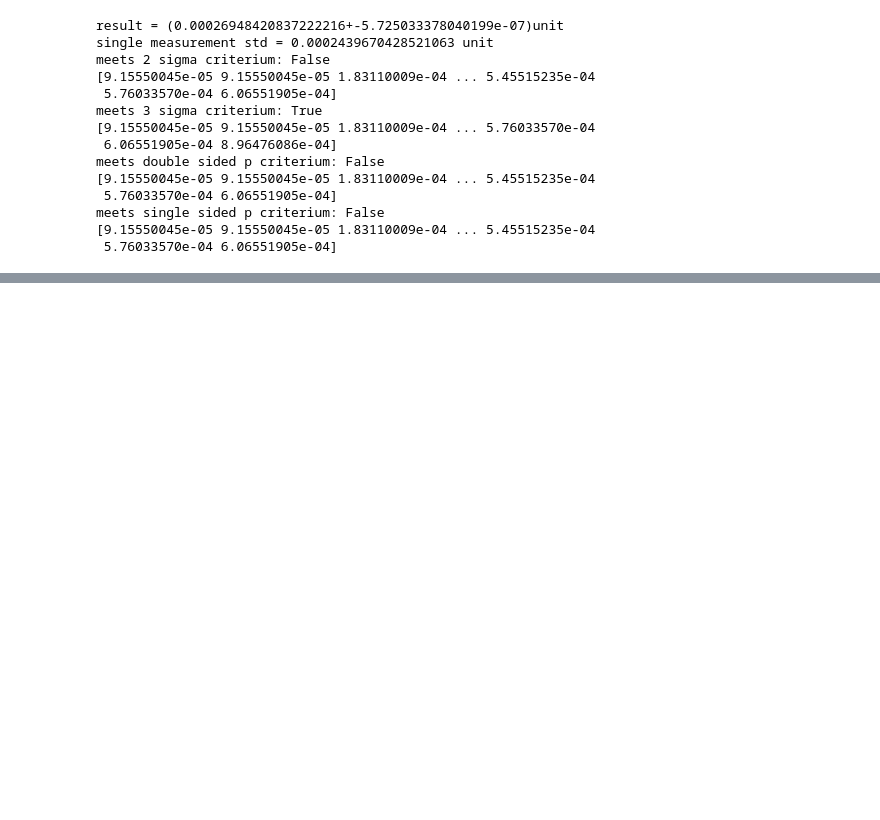
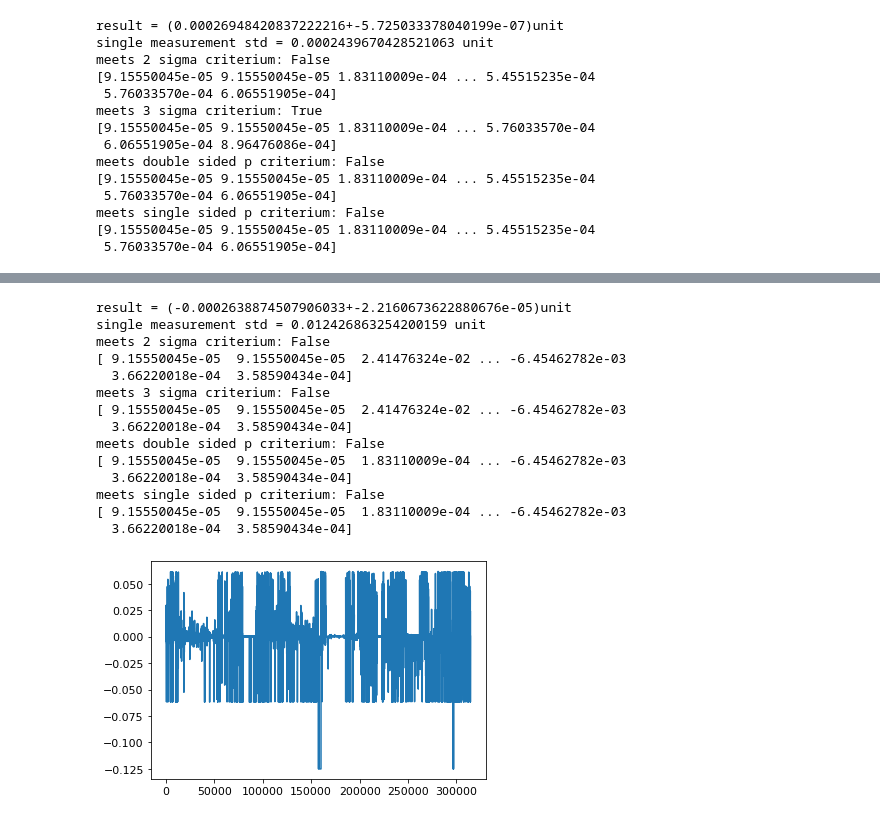
Before and after one commit to formanet415/tds-lfr_calibration, a Jupyter notebook: UPF_test2.ipynb, the cells around one changed output, grey strips where cells are left out. Cells and saved outputs as stored; diff of their text form; code cells hidden in the pictures; blank space fills up the shorter version.

```diff
--- a/UPF_test2.ipynb
+++ b/UPF_test2.ipynb
@@ -617,0 +704,21 @@ print(np.std(twosigma,ddof=1))
+# %%
+dd = np.concatenate((a['lags'][0],b['lags'][0]))
+# %%
+plt.plot(dd)
+[IIImu, IIIsigma, IIIsig, twosigma, threesigma, _, _]=analyze(dd)
+# %% [output]
+result = (-0.0002638874507906033+-2.2160673622880676e-05)unit
+single measurement std = 0.012426863254200159 unit
+meets 2 sigma criterium: False
+[ 9.15550045e-05  9.15550045e-05  2.41476324e-02 ... -6.45462782e-03
+  3.66220018e-04  3.58590434e-04]
+meets 3 sigma criterium: False
+[ 9.15550045e-05  9.15550045e-05  2.41476324e-02 ... -6.45462782e-03
+  3.66220018e-04  3.58590434e-04]
+meets double sided p criterium: False
+[ 9.15550045e-05  9.15550045e-05  1.83110009e-04 ... -6.45462782e-03
+  3.66220018e-04  3.58590434e-04]
+meets single sided p criterium: False
+[ 9.15550045e-05  9.15550045e-05  1.83110009e-04 ... -6.45462782e-03
+  3.66220018e-04  3.58590434e-04]
+[figure, added]
```
Also changed, not shown: parts of 41 cells of this notebook, 6 other files.
